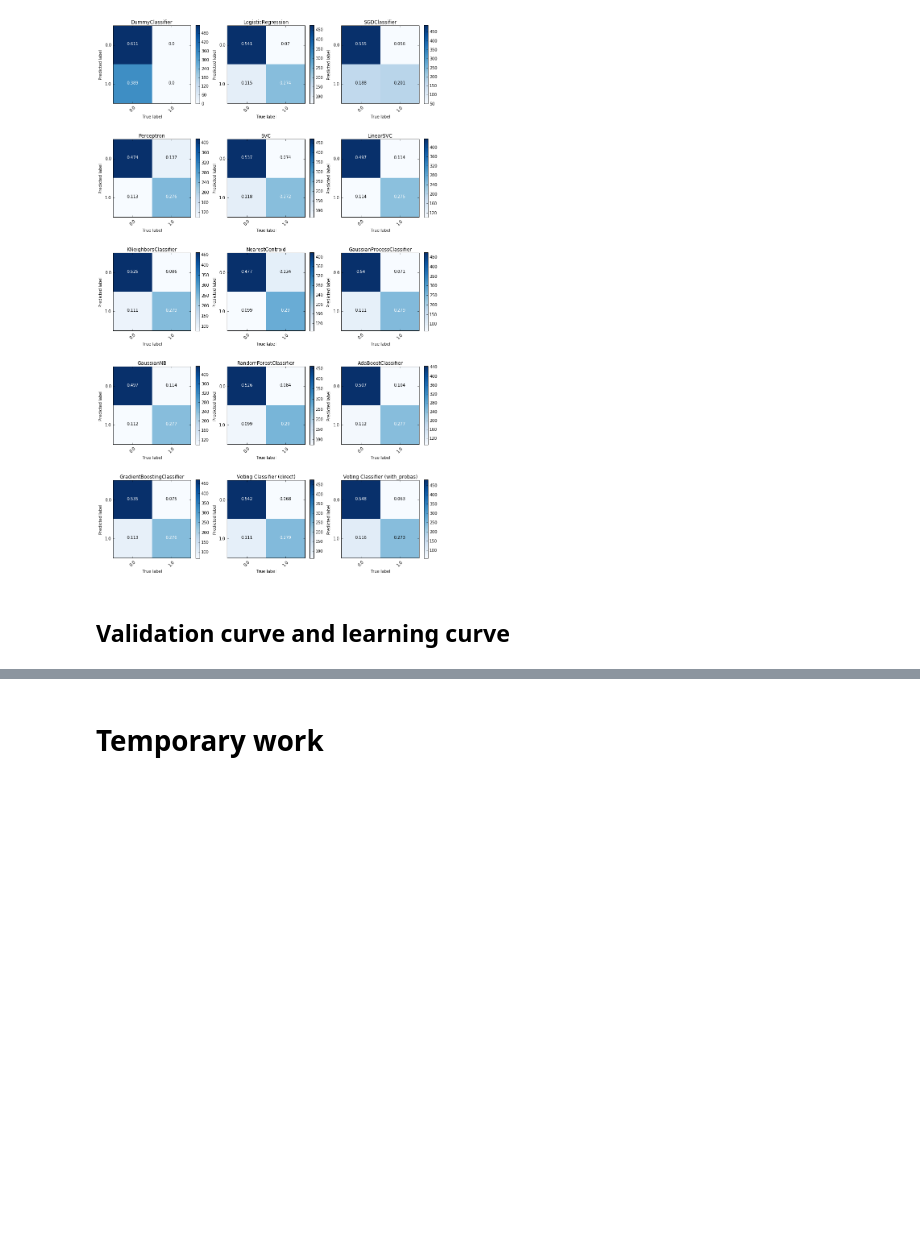
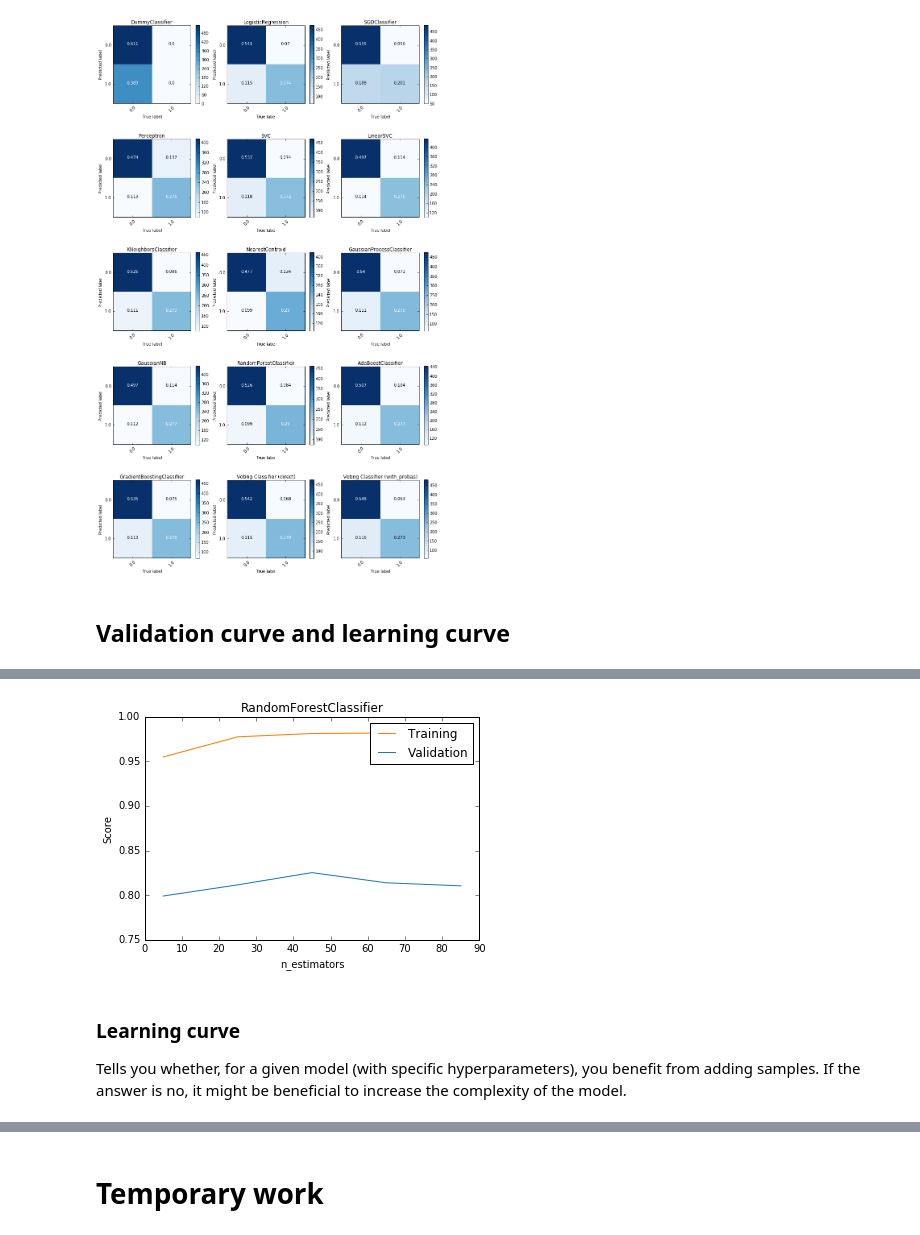
Before and after one commit to dangall/FullDataAnalysisPipeline, a Jupyter notebook: Predictions.ipynb, the cells around one changed output, grey strips where cells are left out. Cells and saved outputs as stored; diff of their text form; code cells hidden in the pictures; blank space fills up the shorter version.

```diff
--- a/Predictions.ipynb
+++ b/Predictions.ipynb
@@ -1878,0 +1864,41 @@ plt.plot(train_sizes, [np.mean(el) for el in valid_scores])
+# %%
+#================================================================================================
+# FROM HERE ON IT'S AUTOMATIC
+
+def plotValidationCurve(allXypairs, modeltotest, parametertotest, iterations):
+    themodel = modeltotest[0]
+    X,y = allXypairs[modeltotest[-1]]
+    traintestscores = [validation_curve(themodel, X, y.ravel(), parametertotest[0], parametertotest[1], cv=crossvalidator)
+                       for jj in range(iterations)]
+    meantrainscore = [np.mean(el) for el in np.transpose([[np.mean(el) for el in trainsc]
+                                                          for trainsc,testsc in traintestscores])]
+    meantestscore = [np.mean(el) for el in np.transpose([[np.mean(el) for el in testsc]
+                                                         for trainsc,testsc in traintestscores])]
+    plt.plot(parametertotest[1], meantrainscore, label='Training', color=darkBrewerColors()[3])
+    plt.plot(parametertotest[1], meantestscore, label='Validation', color=darkBrewerColors()[0])
+    plt.legend()
+    plt.title(getModelName(themodel.steps[-1][1]))
+    postostartfrom = parametertotest[0].find("__")
+    if postostartfrom!=-1:
+        plt.xlabel(parametertotest[0][postostartfrom+2:])
+    else:
+        plt.xlabel(parametertotest[0])
+    plt.ylabel("Score")
+# %%
+#================================================================================================
+# USER INPUT!
+
+modeltotest = bestmodels[10]
+parametertotest = ["randforest__n_estimators", np.arange(5,100,20)]
+iterations = 1
+
+#================================================================================================
+# FROM HERE ON IT'S AUTOMATIC
+
+plotValidationCurve(allXypairs, modeltotest, parametertotest, iterations)
+# %% [output]
+[figure, added]
+# %% [markdown]
+### Learning curve
+
+Tells you whether, for a given model (with specific hyperparameters), you benefit from adding samples. If the answer is no, it might be beneficial to increase the complexity of the model.
```
Also changed, not shown: parts of 14 cells of this notebook.
